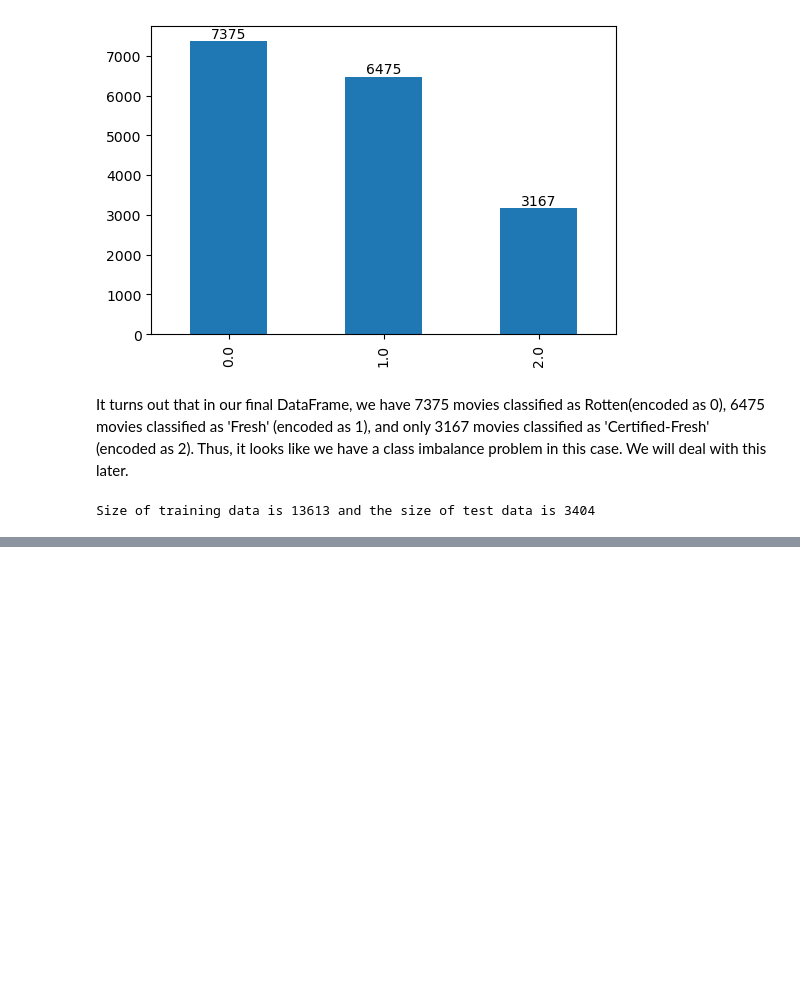
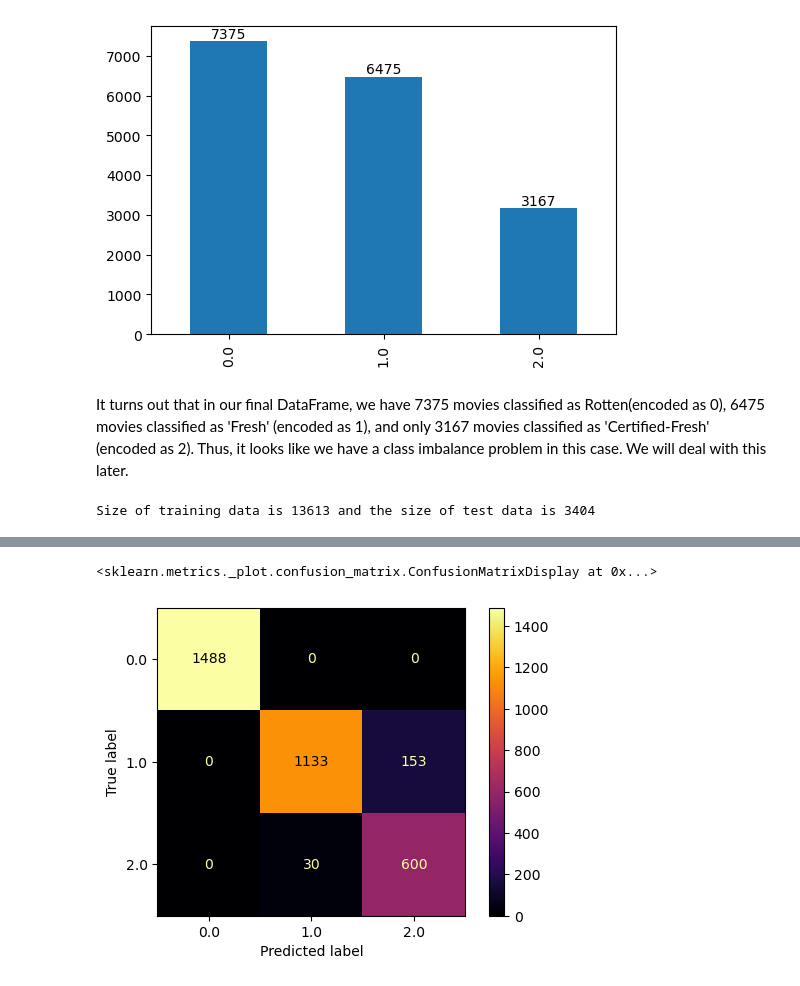
Before and after one commit to tugceturkkal/Data-Projects, a Jupyter notebook: Rotten Tomatoes Movies Rating Prediction.ipynb, the cells around one changed output, grey strips where cells are left out. Saved outputs shown, nothing was run; the diff lists cells and outputs as text; code cells hidden in the pictures; blank space fills up the shorter version.

Commit message:
Rotten Tomatoes Movies Rating Prediction

```diff
--- a/Rotten Tomatoes Movies Rating Prediction.ipynb
+++ b/Rotten Tomatoes Movies Rating Prediction.ipynb
@@ -245,0 +253,17 @@ Size of training data is 13613 and the size of test data is 3404
+# %%
+# Instantiate Decision Tree Classifier with max_leaf_nodes = 3
+tree_3_leaf = DecisionTreeClassifier(max_leaf_nodes = 3, random_state = 42)
+
+# Train the classifier on the training data
+tree_3_leaf.fit(X_train, y_train)
+
+# Predict the test data with trained tree classifier
+
+y_predict = tree_3_leaf.predict(X_test)
+
+# Print the accuracy and classification report on test data
+print('Accuracy Score :',accuracy_score(y_test, y_predict).round(2), '%')
+print('')
+print('Decision Tree 3 Leaf Report ')
+print('')
+print(classification_report(y_test, y_predict))
@@ -245,0 +284,8 @@ Size of training data is 13613 and the size of test data is 3404
+# %%
+# Plot confusion matrix on test data
+fig, ax = plt.subplots(figsize = (6,4))
+
+plot_confusion_matrix(tree_3_leaf, X_test, y_test, cmap = 'inferno', ax = ax)
+# %% [output]
+<sklearn.metrics._plot.confusion_matrix.ConfusionMatrixDisplay at 0x...>
+[figure, added]
```
Also changed, not shown: parts of 13 cells of this notebook.
